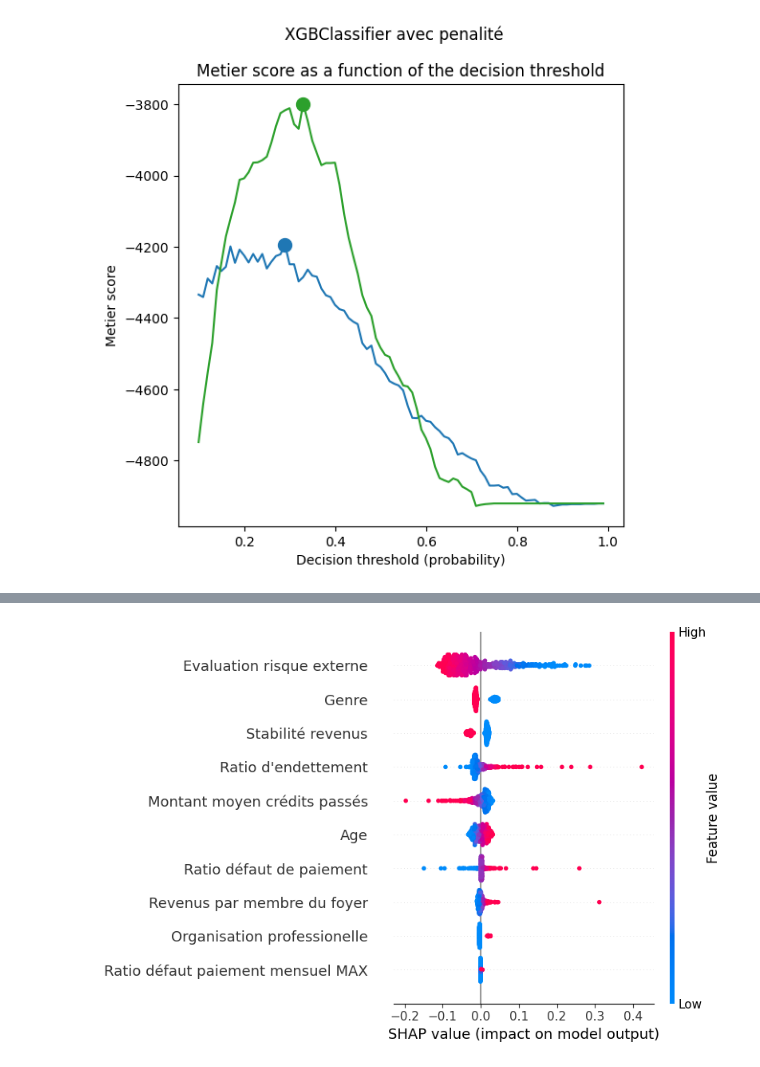
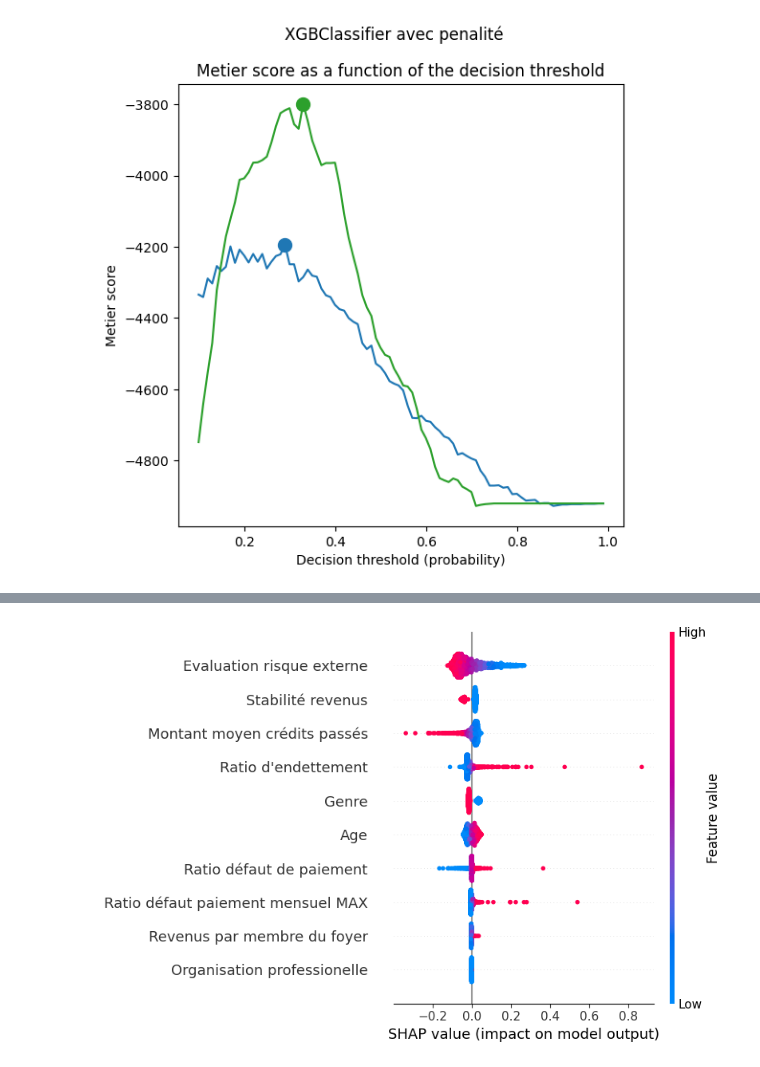
Before and after one commit to gbujo/OpenClassroom-PJ_7, a Jupyter notebook: sources/entrainement/Modelisation.ipynb, the cells around one changed output, grey strips where cells are left out. Drawn from its saved outputs; the diff is of its cells as text; code cells hidden in the pictures.

Commit message:
Dashboard avec feature importance

```diff
--- a/sources/entrainement/Modelisation.ipynb
+++ b/sources/entrainement/Modelisation.ipynb
@@ -1884,5 +1885,11 @@ feature_label={'DAYS_BIRTH': 'Age',
                 'RATIO_ALL_SUM_OVERDUE_TO_INCOME': 'Ratio défaut de paiement',
                 'RATIO_ALL_MAX_OVERDUE_TO_INCOME': 'Ratio défaut paiement mensuel MAX'}
 # %%
-# Choix du model LR Sans pénalité - Opt seuil dec
-shap_model = tuned_model
+# Pour accèder au modèle
+import pickle  # Fait parti de Python
+
+# Choix du model utilisé pour les predict
+#   LR Sans pénalité - Opt seuil dec
+filepath = '../predict/model.pkl'
+
+selected_model = pickle.load(open(filepath, 'rb'))
@@ -1892,0 +1896,6 @@ X_shap = X_shap.sample(1000)  # Devient notre base client pour le Dashboard
+# %%
+# Base client pour le dashboard
+#
+client_df = pd.read_csv('C:/Users/innov/Python_venv/OC-PJ7/input/application_test_final.csv')
+client_df = client_df.sample(2000, random_state=120)  # Une extraction réduite suffit
+client_df.info(verbose=True)
@@ -1892,0 +1920,6 @@ X_shap = X_shap.sample(1000)  # Devient notre base client pour le Dashboard
+# %%
+# Dataframe SHAP
+#
+X_shap = client_df.loc[:, list(feature_label.keys())]
+X_shap.columns = list(feature_label.values())
+X_shap.info(verbose=True)
@@ -1893,25 +1944,23 @@ X_shap = X_shap.sample(1000)  # Devient notre base client pour le Dashboard
 # %%
 # from Gemini suite à l'erreur de ne pouvoir utiliser directement shap.Explainer sur un model fait avec un pipe
 import shap
 
 
 # Fonction wrapper
 def predict_proba_wrapper(X):
-    return shap_model.predict_proba(X)[:, 1]  # Probabilité de la classe positive (adapter si nécessaire)
+    return selected_model.predict_proba(X)[:, 1]  # Probabilité de la classe positive (adapter si nécessaire)
 
 # Créer l'explainer SHAP (plusieurs options, voir ci-dessous)
-explainer = shap.KernelExplainer(predict_proba_wrapper, shap.sample(X_shap, 100)) # X_train: pour calculer la baseline des SHAPs
+explainer = shap.KernelExplainer(predict_proba_wrapper, shap.sample(X_shap, 100)) # Echantillon pour calculer la baseline des SHAPs
 
-# Revoir l'utilisation de l'explainer !!!!
-# !!!!!!!
 # Calculer les valeurs SHAP
 shap_values = explainer(X_shap)  # X_test: vos données de test
 
 # Visualiser les résultats
 shap.summary_plot(shap_values, X_shap)
 # ... autres visualisations SHAP ...
 # %% [output]
-[figure, old version]
+[figure, new version]
 # %%
 shap.plots.bar(shap_values)
 # %% [output]
```
Also changed, not shown: parts of 21 cells of this notebook, 6 other files.
